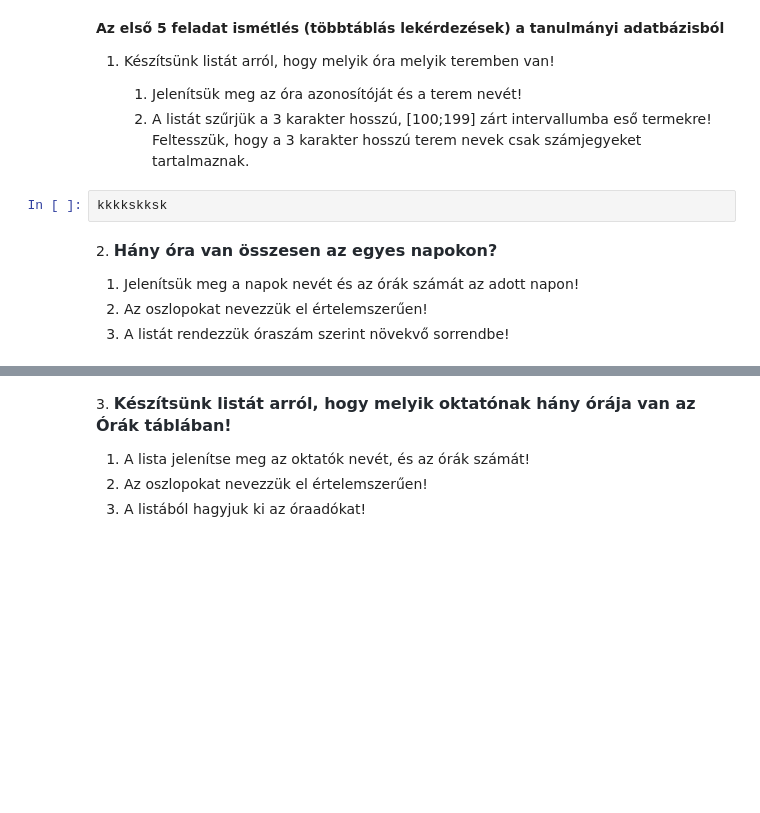
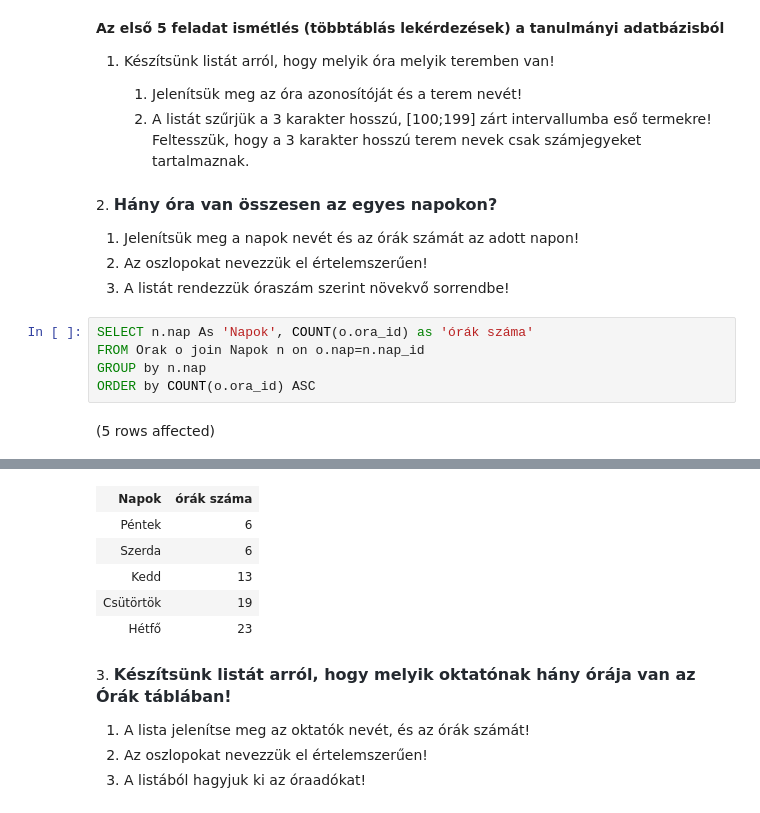
Before and after one commit to viktor764/Adatbazis1, a Jupyter notebook: gyakorlat03_feladatok.ipynb, the cells around one changed output, grey strips where cells are left out. Cells and saved outputs as stored; diff of their text form; blank space fills up the shorter version.

```diff
--- a/gyakorlat03_feladatok.ipynb
+++ b/gyakorlat03_feladatok.ipynb
@@ -5,11 +5,16 @@
 
     1. Jelenítsük meg az óra azonosítóját és a terem nevét!
     2. A listát szűrjük a 3 karakter hosszú, \[100;199\] zárt intervallumba eső termekre! Feltesszük, hogy a 3 karakter hosszú terem nevek csak számjegyeket tartalmaznak.
-# %%
-kkkkskksk
 # %% [markdown]
 2. <span style="font-weight: 600; color: rgb(36, 41, 47); font-family: -apple-system, BlinkMacSystemFont, &quot;Segoe UI&quot;, Helvetica, Arial, sans-serif, &quot;Apple Color Emoji&quot;, &quot;Segoe UI Emoji&quot;; font-size: 16px;">Hány óra van összesen az egyes napokon?</span>
 
 1. Jelenítsük meg a napok nevét és az órák számát az adott napon!
 2. Az oszlopokat nevezzük el értelemszerűen!
 3. A listát rendezzük óraszám szerint növekvő sorrendbe!
+# %%
+SELECT n.nap As 'Napok', COUNT(o.ora_id) as 'órák száma'
+FROM Orak o join Napok n on o.nap=n.nap_id
+GROUP by n.nap
+ORDER by COUNT(o.ora_id) ASC
+# %% [output]
+(5 rows affected)
@@ -16,3 +22,9 @@ kkkkskksk
+| Napok | órák száma |
+| Péntek | 6 |
+| Szerda | 6 |
+| Kedd | 13 |
+| Csütörtök | 19 |
+| Hétfő | 23 |
 # %% [markdown]
 3. <span style="font-weight: 600; color: rgb(36, 41, 47); font-family: -apple-system, BlinkMacSystemFont, &quot;Segoe UI&quot;, Helvetica, Arial, sans-serif, &quot;Apple Color Emoji&quot;, &quot;Segoe UI Emoji&quot;; font-size: 16px;">Készítsünk listát arról, hogy melyik oktatónak hány órája van az Órák táblában!</span>
 
```
Also changed, not shown: parts of 7 cells of this notebook, 1 other file.
